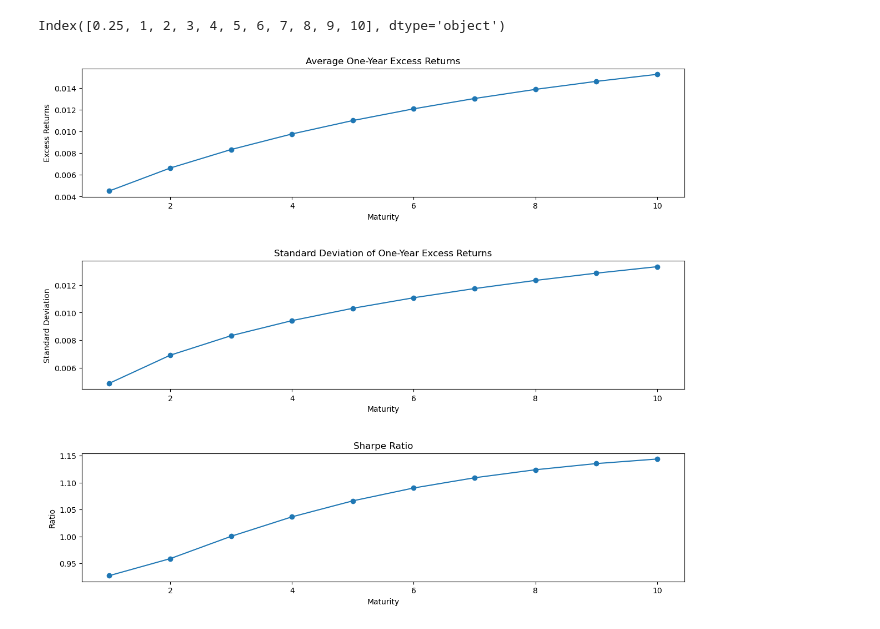
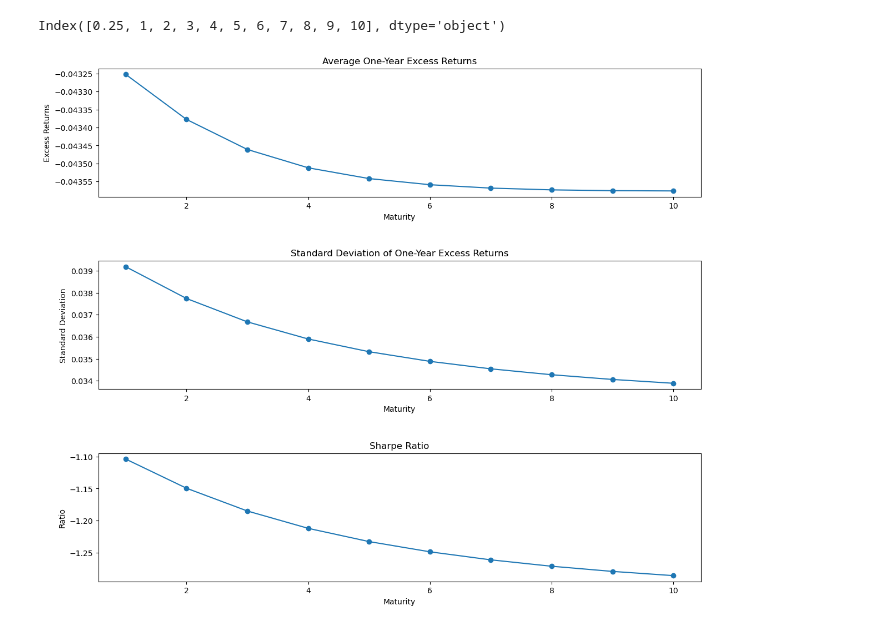
Before and after one commit to krishnapolasom/fixedincome, a Jupyter notebook: Problem Set 1.ipynb, the cells around one changed output. Drawn from its saved outputs; the diff is of its cells as text; code cells hidden in the pictures.

```diff
--- a/Problem Set 1.ipynb
+++ b/Problem Set 1.ipynb
@@ -88,38 +88,44 @@ zeroyields.columns
 # %% [output]
 Index([0.25, 1, 2, 3, 4, 5, 6, 7, 8, 9, 10], dtype='object')
 # %%
+# calculating the excess returns correctly by taking the difference between the returns of bonds with different maturities
+# and the short rate shifted by one year
 # Short rate is the shortest maturity rate
 short_rate = zeroyields[0.25]
+# Shift the short rate by one year
+short_rate_one_year_ago = short_rate.shift(12)
+# Excess return calculation using short rate from one year ago
+one_year_returns = zeroyields.diff(periods=12)
 
-# Excess return calculation
-excess_returns = zeroyields.subtract(short_rate, axis=0)
+excess_returns = one_year_returns.subtract(short_rate_one_year_ago, axis=0)
+
 excess_returns_mean = excess_returns.mean()
 excess_returns_std = excess_returns.std()
 maturities = zeroyields.columns
 sharpe_ratio = excess_returns_mean / excess_returns_std
 
 plt.figure(figsize=(14, 12))
 
 plt.subplot(3, 1, 1)
 plt.plot(maturities[1:], excess_returns_mean[1:], marker='o')
 plt.title('Average One-Year Excess Returns')
 plt.xlabel('Maturity')
 plt.ylabel('Excess Returns')
 
 plt.subplot(3, 1, 2)
 plt.plot(maturities[1:], excess_returns_std[1:], marker='o')
 plt.title('Standard Deviation of One-Year Excess Returns')
 plt.xlabel('Maturity')
 plt.ylabel('Standard Deviation')
 
 plt.subplot(3, 1, 3)
 plt.plot(maturities[1:], sharpe_ratio[1:], marker='o')
 plt.title('Sharpe Ratio')
 plt.xlabel('Maturity')
 plt.ylabel('Ratio')
 
 plt.subplots_adjust(hspace=0.5)  # Adjust vertical spacing
 
 plt.show()
 # %% [output]
-[figure, old version]
+[figure, new version]
```
Also changed, not shown: parts of 7 cells of this notebook.
